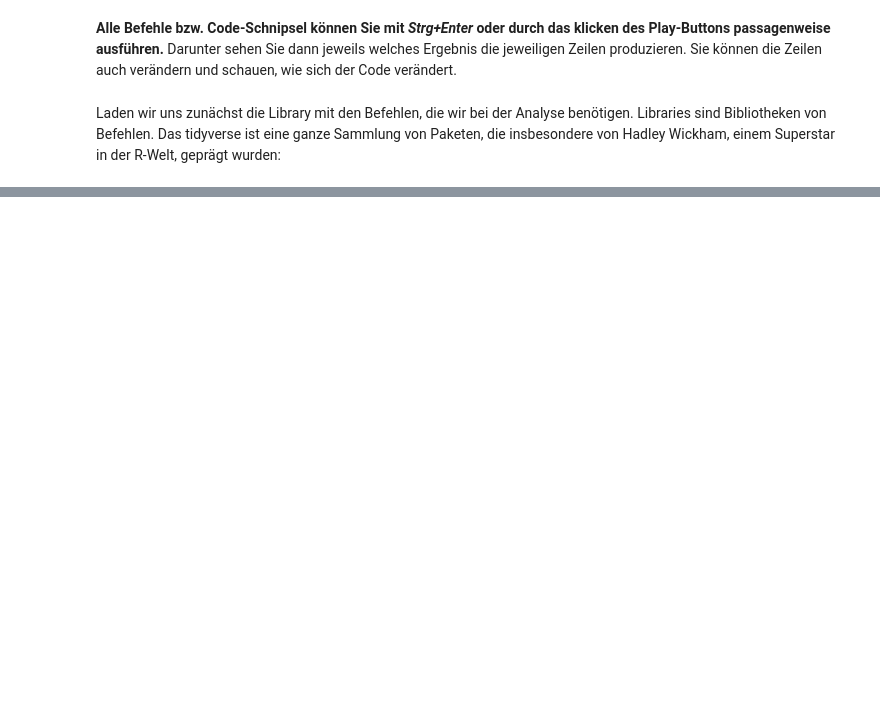
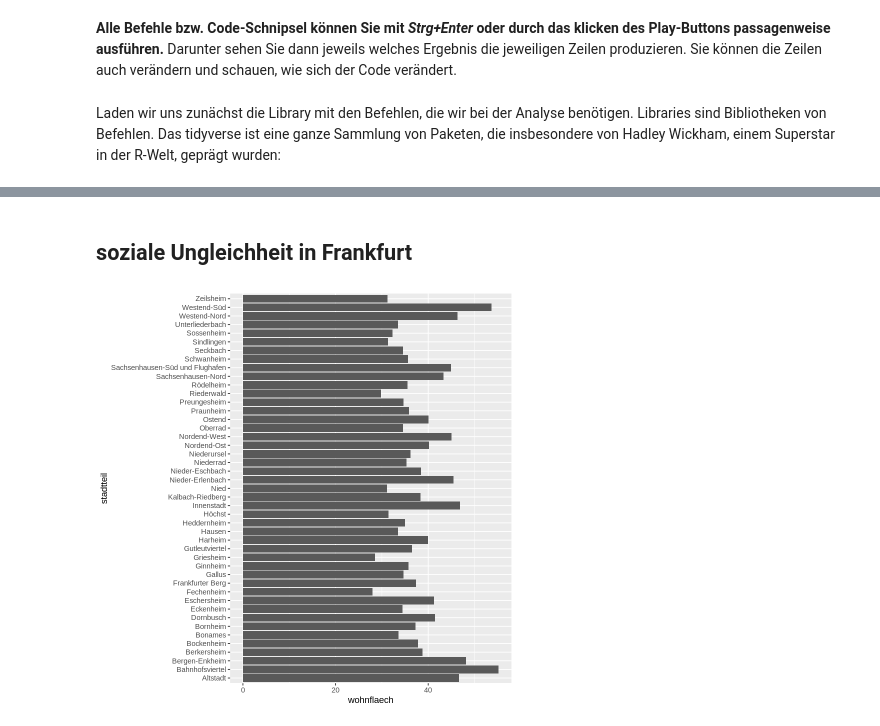
Before and after one commit to cstecker/politicsRLab, a Jupyter notebook: sozial verzerrte Wahlbeteiligung (OB-Wahl FFM).ipynb, the cells around one changed output, grey strips where cells are left out. Saved outputs shown, nothing was run; the diff lists cells and outputs as text; code cells hidden in the pictures; blank space fills up the shorter version.

```diff
--- a/sozial verzerrte Wahlbeteiligung (OB-Wahl FFM).ipynb
+++ b/sozial verzerrte Wahlbeteiligung (OB-Wahl FFM).ipynb
@@ -185,0 +71,9 @@ Schreiben Sie doch mal ein bisschen Code!
+# %% [markdown]
+## soziale Ungleichheit in Frankfurt
+# %%
+# Wohnflaeche
+ffm_socstrk %>%
+  ggplot(aes(x = wohnflaech, y = stadtteil)) +
+  geom_col()
+# %% [output]
+[figure, added]
```
Also changed, not shown: parts of 49 cells of this notebook.
